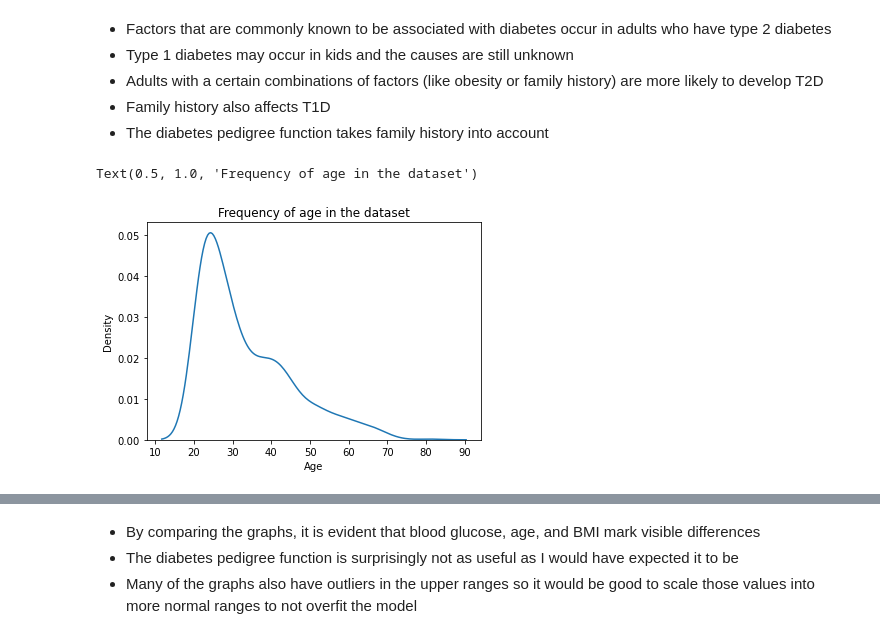
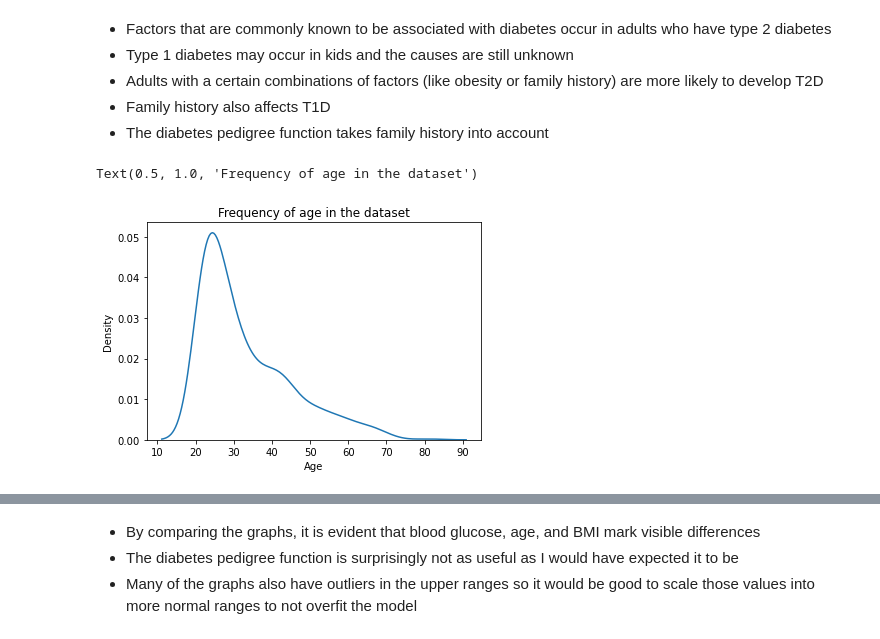
Before and after one commit to nico-palmar/ML_notebooks, a Jupyter notebook: xgb-diabetic-predictions.ipynb, the cells around one changed output, grey strips where cells are left out. Saved outputs shown, nothing was run; the diff lists cells and outputs as text; code cells hidden in the pictures.

```diff
--- a/xgb-diabetic-predictions.ipynb
+++ b/xgb-diabetic-predictions.ipynb
@@ -154,12 +162,12 @@ Name: Outcome, Length: 392, dtype: int64
 # %%
 import seaborn as sns
 import matplotlib.pyplot as plt
 %matplotlib inline
 
 # specifically check the age distribution
-ax = sns.kdeplot(data=diabetes_df, x='Age')
+ax = sns.kdeplot(data=df_train, x='Age')
 ax.set_title('Frequency of age in the dataset')
 # %% [output]
 Text(0.5, 1.0, 'Frequency of age in the dataset')
-[figure, old version]
+[figure, new version]
 # %%
```
Also changed, not shown: parts of 17 cells of this notebook.
